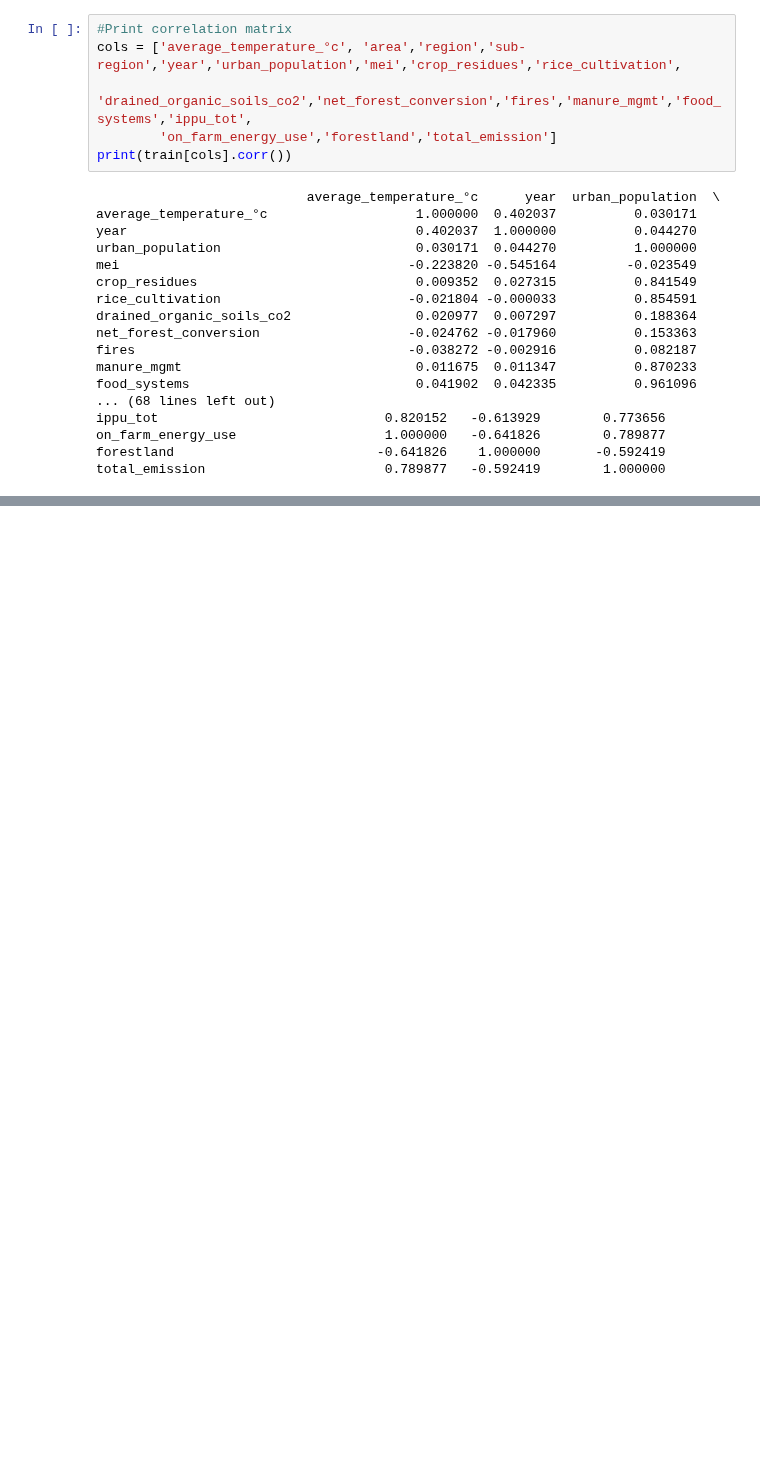
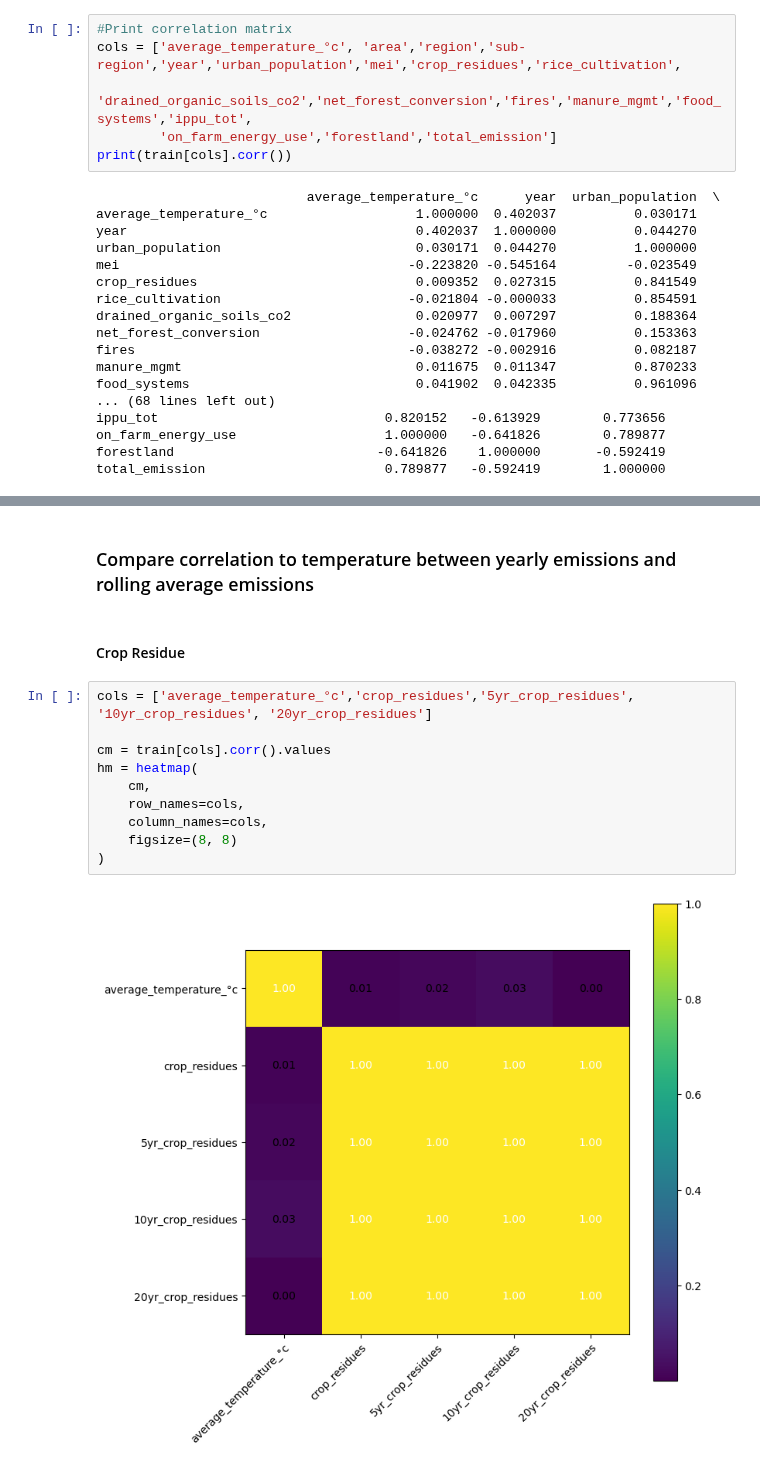
Before and after one commit to fayesimone/agriculture_emissions_prediction, a Jupyter notebook: EDA.ipynb, the cells around one changed output, grey strips where cells are left out. Drawn from its saved outputs; the diff is of its cells as text; blank space fills up the shorter version.

```diff
--- a/EDA.ipynb
+++ b/EDA.ipynb
@@ -80,0 +110,16 @@ total_emission                       0.789877   -0.592419        1.000000
+# %% [markdown]
+### Compare correlation to temperature between yearly emissions and rolling average emissions
+# %% [markdown]
+#### Crop Residue
+# %%
+cols = ['average_temperature_°c','crop_residues','5yr_crop_residues', '10yr_crop_residues', '20yr_crop_residues']
+
+cm = train[cols].corr().values
+hm = heatmap(
+    cm,
+    row_names=cols,
+    column_names=cols,
+    figsize=(8, 8)
+)
+# %% [output]
+[figure, added]
```
Also changed, not shown: parts of 23 cells of this notebook, 1 other file.
